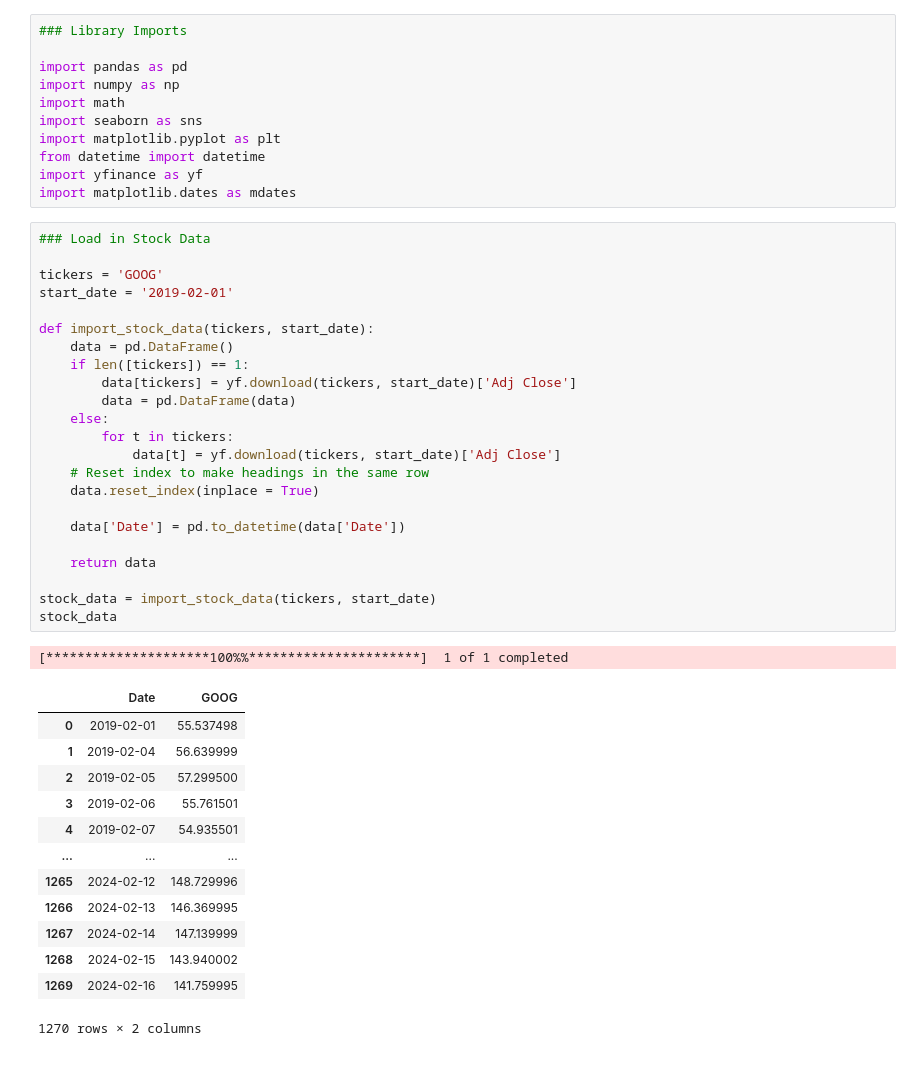
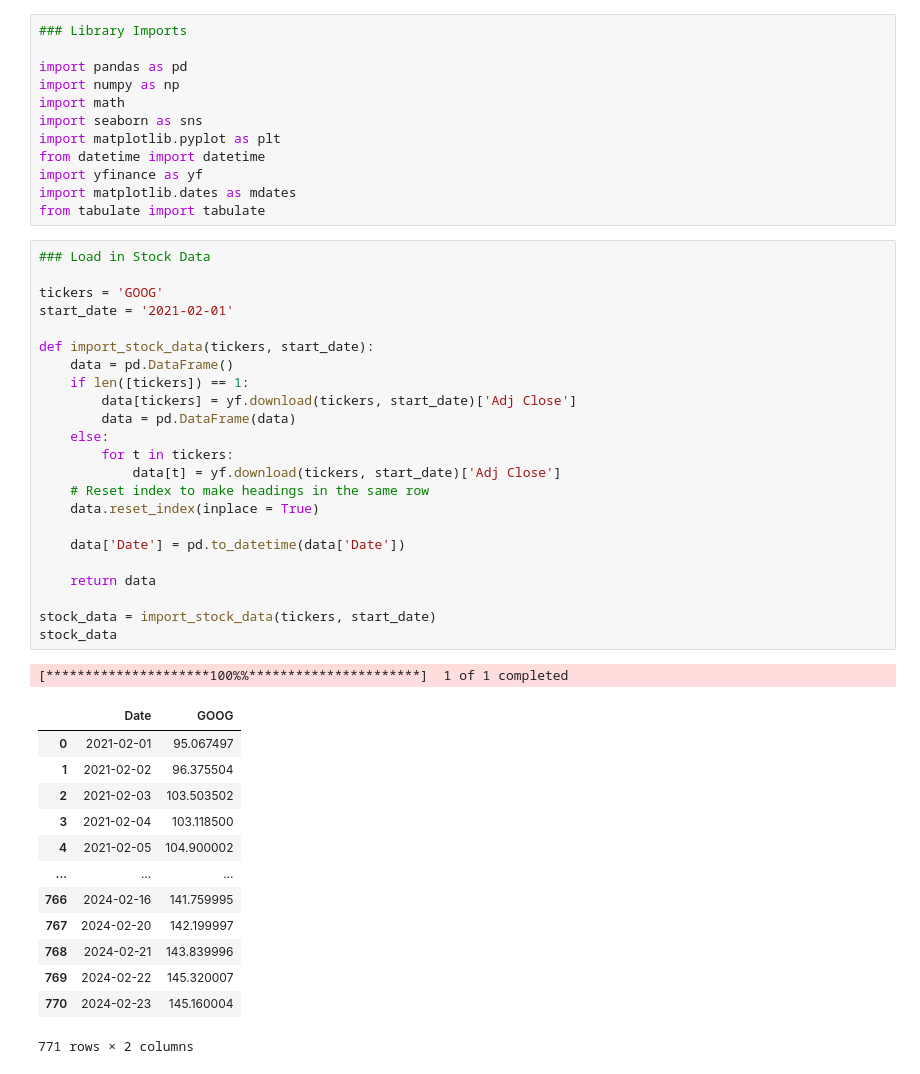
Before and after one commit to mburley127/Stock_Analysis, a Jupyter notebook: Moving_Average/MA_CrossStrategy.ipynb, the cells around one changed output. Drawn from its saved outputs; the diff is of its cells as text.

```diff
--- a/Moving_Average/MA_CrossStrategy.ipynb
+++ b/Moving_Average/MA_CrossStrategy.ipynb
@@ -9,41 +9,42 @@ import matplotlib.pyplot as plt
 from datetime import datetime
 import yfinance as yf
 import matplotlib.dates as mdates
+from tabulate import tabulate
 # %%
 ### Load in Stock Data
 
 tickers = 'GOOG'
-start_date = '2019-02-01'
+start_date = '2021-02-01'
 
 def import_stock_data(tickers, start_date):
     data = pd.DataFrame()
     if len([tickers]) == 1:
         data[tickers] = yf.download(tickers, start_date)['Adj Close']
         data = pd.DataFrame(data)
     else:
         for t in tickers:
             data[t] = yf.download(tickers, start_date)['Adj Close']
     # Reset index to make headings in the same row
     data.reset_index(inplace = True)
 
     data['Date'] = pd.to_datetime(data['Date'])
 
     return data
 
 stock_data = import_stock_data(tickers, start_date)
 stock_data
 # %% [output]
 [*********************100%%**********************]  1 of 1 completed
 |  | Date | GOOG |
-| 0 | 2019-02-01 | 55.537498 |
-| 1 | 2019-02-04 | 56.639999 |
-| 2 | 2019-02-05 | 57.299500 |
-| 3 | 2019-02-06 | 55.761501 |
-| 4 | 2019-02-07 | 54.935501 |
+| 0 | 2021-02-01 | 95.067497 |
+| 1 | 2021-02-02 | 96.375504 |
+| 2 | 2021-02-03 | 103.503502 |
+| 3 | 2021-02-04 | 103.118500 |
+| 4 | 2021-02-05 | 104.900002 |
 | ... | ... | ... |
-| 1265 | 2024-02-12 | 148.729996 |
-| 1266 | 2024-02-13 | 146.369995 |
-| 1267 | 2024-02-14 | 147.139999 |
-| 1268 | 2024-02-15 | 143.940002 |
-| 1269 | 2024-02-16 | 141.759995 |
+| 766 | 2024-02-16 | 141.759995 |
+| 767 | 2024-02-20 | 142.199997 |
+| 768 | 2024-02-21 | 143.839996 |
+| 769 | 2024-02-22 | 145.320007 |
+| 770 | 2024-02-23 | 145.160004 |
-1270 rows × 2 columns
+771 rows × 2 columns
```
Also changed, not shown: parts of 2 cells of this notebook.
